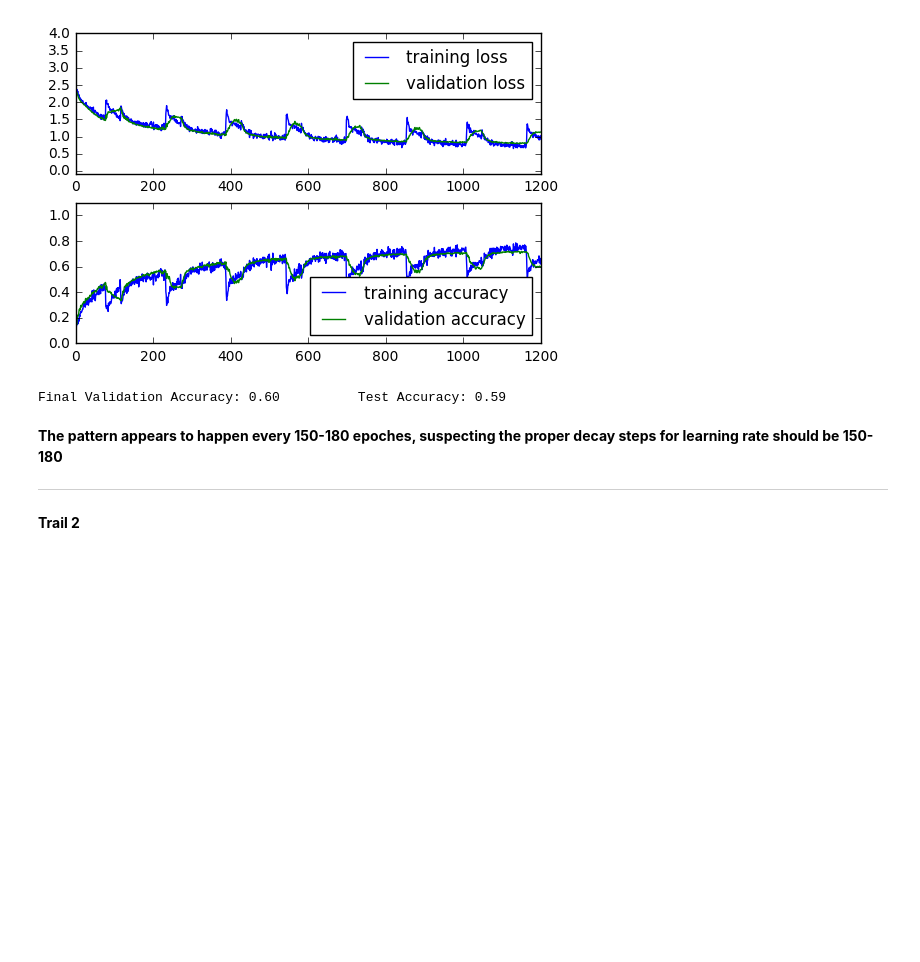
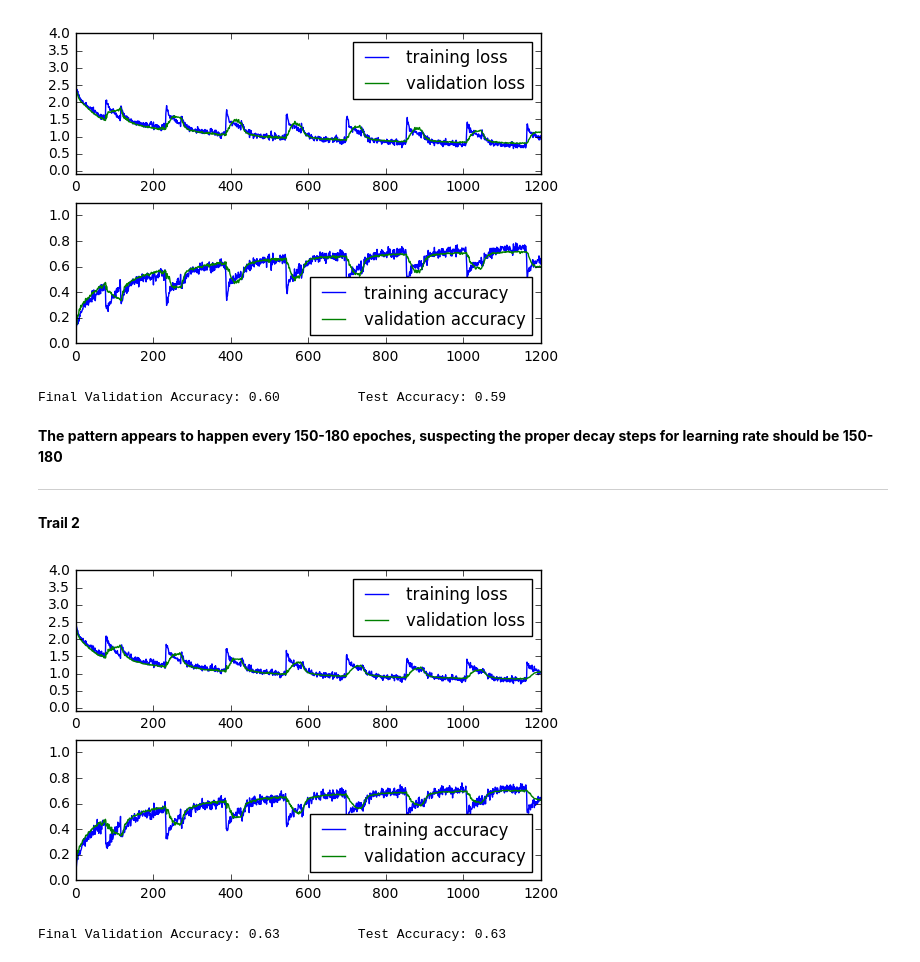
Before and after one commit to zhongyuk/machine-learning, a Jupyter notebook: projects/capstone/experiment2.ipynb, the cells around one changed output. Drawn from its saved outputs; the diff is of its cells as text; code cells hidden in the pictures; blank space fills up the shorter version.

```diff
--- a/projects/capstone/experiment2.ipynb
+++ b/projects/capstone/experiment2.ipynb
@@ -447,3 +451,12 @@ Final Validation Accuracy: 0.60          Test Accuracy: 0.59
 **The pattern appears to happen every 150-180 epoches, suspecting the proper decay steps for learning rate should be 150-180**
 ***
 **Trail 2**
+# %%
+trail2_data = unpickle('training_data_stack2.2')
+plot_data(trail2_data)
+# %% [output]
+[figure, added]
+# %%
+print "Final Validation Accuracy: %.2f \t Test Accuracy: %.2f" %(trail2_data['valid_acc'][-1], trail2_data['test_acc'])
+# %% [output]
+Final Validation Accuracy: 0.63          Test Accuracy: 0.63
```
Also changed, not shown: parts of 4 cells of this notebook, 4 other files.
